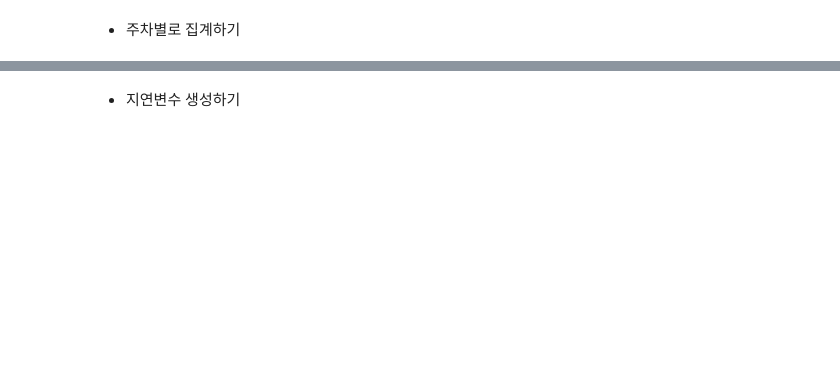
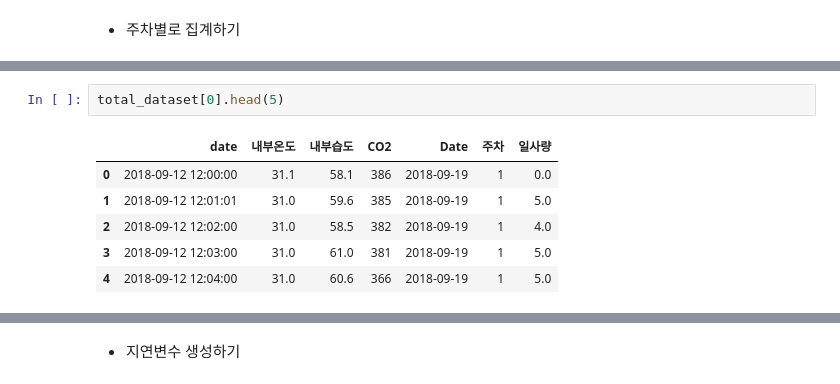
Before and after one commit to meucham11/nong_intern, a Jupyter notebook: 03_지연변수와 회귀.ipynb, the cells around one changed output, grey strips where cells are left out. Drawn from its saved outputs; the diff is of its cells as text; blank space fills up the shorter version.

```diff
--- a/03_지연변수와 회귀.ipynb
+++ b/03_지연변수와 회귀.ipynb
@@ -308,0 +346,9 @@ for df in total_dataset:
+# %%
+total_dataset[0].head(5)
+# %% [output]
+|  | date | 내부온도 | 내부습도 | CO2 | Date | 주차 | 일사량 |
+| 0 | 2018-09-12 12:00:00 | 31.1 | 58.1 | 386 | 2018-09-19 | 1 | 0.0 |
+| 1 | 2018-09-12 12:01:01 | 31.0 | 59.6 | 385 | 2018-09-19 | 1 | 5.0 |
+| 2 | 2018-09-12 12:02:00 | 31.0 | 58.5 | 382 | 2018-09-19 | 1 | 4.0 |
+| 3 | 2018-09-12 12:03:00 | 31.0 | 61.0 | 381 | 2018-09-19 | 1 | 5.0 |
+| 4 | 2018-09-12 12:04:00 | 31.0 | 60.6 | 366 | 2018-09-19 | 1 | 5.0 |
```
Also changed, not shown: parts of 19 cells of this notebook.
